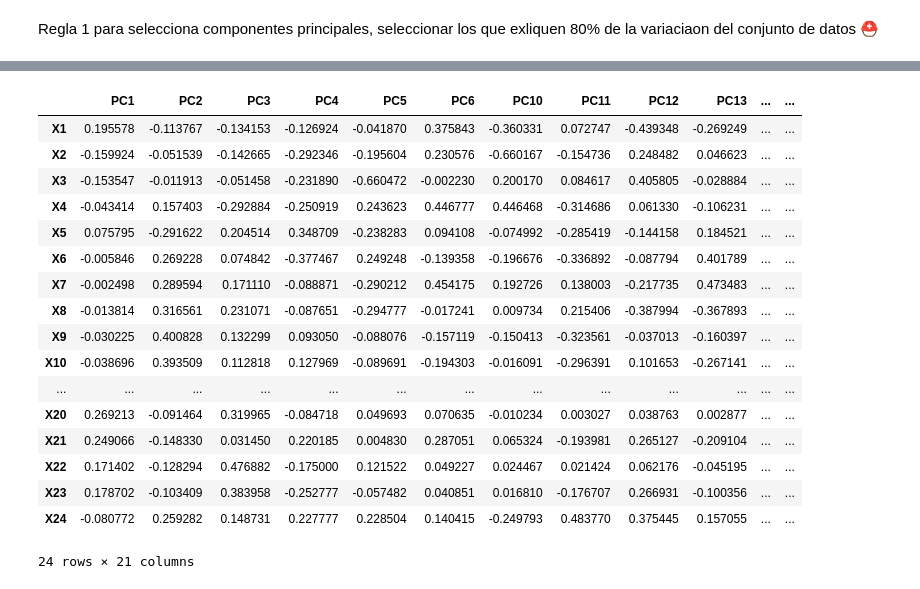
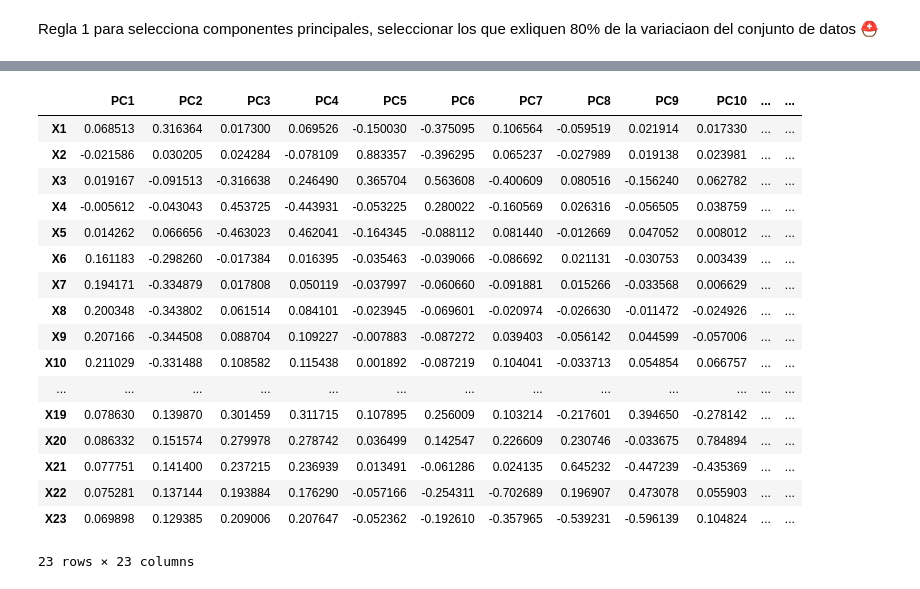
Before and after one commit to PosgradoMNA/actividades-del-projecto-151, a Jupyter notebook: Actividad_Semanal_4_code_11102022.ipynb, the cells around one changed output, grey strips where cells are left out. Drawn from its saved outputs; the diff is of its cells as text; code cells hidden in the pictures.

```diff
--- a/Actividad_Semanal_4_code_11102022.ipynb
+++ b/Actividad_Semanal_4_code_11102022.ipynb
@@ -448,0 +392,6 @@ dtype: object
+# %%
+dfx = TablaDatos4.drop(columns = 'Y')
+# %%
+ss = StandardScaler()
+# %%
+df_transformed = ss.fit_transform(dfx)
@@ -448,0 +402,11 @@ dtype: object
+# %%
+PCA_ = PCA()
+
+PCA_.fit(df_transformed)
+
+pcsSummary = pd.DataFrame({'Standard deviation': np.sqrt(PCA_.explained_variance_),
+                          'Proportion of variance': PCA_.explained_variance_ratio_,
+                          'Cumulative proportion': np.cumsum(PCA_.explained_variance_ratio_)#column
+                          }
+                          )
+pcsSummary
@@ -502,28 +505,25 @@ array([[ 1.956e-01, -1.599e-01, -1.535e-01, -4.340e-02,  7.580e-02,
 # %%
-pcsComponents_df = pd.DataFrame(pcs.components_.transpose(),
-                                columns=['PC1', 'PC2','PC3','PC4','PC5','PC6','PC10','PC11','PC12',
-                                         'PC13','PC14','PC15','PC16','PC17','PC18','PC19','PC20','PC21'
-                                         ,'PC22','PC21','PC22'],
-                                index=['X1','X2','X3','X4','X5','X6','X7','X8','X9','X10','X11','X12',
-                                'X13','X14','X15','X16','X17','X18','X19','X20','X21','X22','X23','X24']
+pcsComponents_df = pd.DataFrame(PCA_.components_.transpose(),
+                                columns=['PC1', 'PC2', 'PC3', 'PC4','PC5','PC6','PC7','PC8','PC9','PC10','PC11','PC12','PC13','PC14','PC15','PC16','PC17','PC18','PC19','PC20','PC21','PC22','PC23'],
+                                index=['X1','X2','X3','X4','X5','X6','X7','X8','X9','X10','X11','X12','X13','X14','X15','X16','X17','X18','X19','X20','X21','X22','X23']
                                 )
 pcsComponents_df
 # %% [output]
-|  | PC1 | PC2 | PC3 | PC4 | PC5 | PC6 | PC10 | PC11 | PC12 | PC13 | ... | ... |
-| X1 | 0.195578 | -0.113767 | -0.134153 | -0.126924 | -0.041870 | 0.375843 | -0.360331 | 0.072747 | -0.439348 | -0.269249 | ... | ... |
-| X2 | -0.159924 | -0.051539 | -0.142665 | -0.292346 | -0.195604 | 0.230576 | -0.660167 | -0.154736 | 0.248482 | 0.046623 | ... | ... |
-| X3 | -0.153547 | -0.011913 | -0.051458 | -0.231890 | -0.660472 | -0.002230 | 0.200170 | 0.084617 | 0.405805 | -0.028884 | ... | ... |
-| X4 | -0.043414 | 0.157403 | -0.292884 | -0.250919 | 0.243623 | 0.446777 | 0.446468 | -0.314686 | 0.061330 | -0.106231 | ... | ... |
-| X5 | 0.075795 | -0.291622 | 0.204514 | 0.348709 | -0.238283 | 0.094108 | -0.074992 | -0.285419 | -0.144158 | 0.184521 | ... | ... |
-| X6 | -0.005846 | 0.269228 | 0.074842 | -0.377467 | 0.249248 | -0.139358 | -0.196676 | -0.336892 | -0.087794 | 0.401789 | ... | ... |
-| X7 | -0.002498 | 0.289594 | 0.171110 | -0.088871 | -0.290212 | 0.454175 | 0.192726 | 0.138003 | -0.217735 | 0.473483 | ... | ... |
-| X8 | -0.013814 | 0.316561 | 0.231071 | -0.087651 | -0.294777 | -0.017241 | 0.009734 | 0.215406 | -0.387994 | -0.367893 | ... | ... |
-| X9 | -0.030225 | 0.400828 | 0.132299 | 0.093050 | -0.088076 | -0.157119 | -0.150413 | -0.323561 | -0.037013 | -0.160397 | ... | ... |
-| X10 | -0.038696 | 0.393509 | 0.112818 | 0.127969 | -0.089691 | -0.194303 | -0.016091 | -0.296391 | 0.101653 | -0.267141 | ... | ... |
+|  | PC1 | PC2 | PC3 | PC4 | PC5 | PC6 | PC7 | PC8 | PC9 | PC10 | ... | ... |
+| X1 | 0.068513 | 0.316364 | 0.017300 | 0.069526 | -0.150030 | -0.375095 | 0.106564 | -0.059519 | 0.021914 | 0.017330 | ... | ... |
+| X2 | -0.021586 | 0.030205 | 0.024284 | -0.078109 | 0.883357 | -0.396295 | 0.065237 | -0.027989 | 0.019138 | 0.023981 | ... | ... |
+| X3 | 0.019167 | -0.091513 | -0.316638 | 0.246490 | 0.365704 | 0.563608 | -0.400609 | 0.080516 | -0.156240 | 0.062782 | ... | ... |
+| X4 | -0.005612 | -0.043043 | 0.453725 | -0.443931 | -0.053225 | 0.280022 | -0.160569 | 0.026316 | -0.056505 | 0.038759 | ... | ... |
+| X5 | 0.014262 | 0.066656 | -0.463023 | 0.462041 | -0.164345 | -0.088112 | 0.081440 | -0.012669 | 0.047052 | 0.008012 | ... | ... |
+| X6 | 0.161183 | -0.298260 | -0.017384 | 0.016395 | -0.035463 | -0.039066 | -0.086692 | 0.021131 | -0.030753 | 0.003439 | ... | ... |
+| X7 | 0.194171 | -0.334879 | 0.017808 | 0.050119 | -0.037997 | -0.060660 | -0.091881 | 0.015266 | -0.033568 | 0.006629 | ... | ... |
+| X8 | 0.200348 | -0.343802 | 0.061514 | 0.084101 | -0.023945 | -0.069601 | -0.020974 | -0.026630 | -0.011472 | -0.024926 | ... | ... |
+| X9 | 0.207166 | -0.344508 | 0.088704 | 0.109227 | -0.007883 | -0.087272 | 0.039403 | -0.056142 | 0.044599 | -0.057006 | ... | ... |
+| X10 | 0.211029 | -0.331488 | 0.108582 | 0.115438 | 0.001892 | -0.087219 | 0.104041 | -0.033713 | 0.054854 | 0.066757 | ... | ... |
 | ... | ... | ... | ... | ... | ... | ... | ... | ... | ... | ... | ... | ... |
-| X20 | 0.269213 | -0.091464 | 0.319965 | -0.084718 | 0.049693 | 0.070635 | -0.010234 | 0.003027 | 0.038763 | 0.002877 | ... | ... |
-| X21 | 0.249066 | -0.148330 | 0.031450 | 0.220185 | 0.004830 | 0.287051 | 0.065324 | -0.193981 | 0.265127 | -0.209104 | ... | ... |
-| X22 | 0.171402 | -0.128294 | 0.476882 | -0.175000 | 0.121522 | 0.049227 | 0.024467 | 0.021424 | 0.062176 | -0.045195 | ... | ... |
-| X23 | 0.178702 | -0.103409 | 0.383958 | -0.252777 | -0.057482 | 0.040851 | 0.016810 | -0.176707 | 0.266931 | -0.100356 | ... | ... |
-| X24 | -0.080772 | 0.259282 | 0.148731 | 0.227777 | 0.228504 | 0.140415 | -0.249793 | 0.483770 | 0.375445 | 0.157055 | ... | ... |
+| X19 | 0.078630 | 0.139870 | 0.301459 | 0.311715 | 0.107895 | 0.256009 | 0.103214 | -0.217601 | 0.394650 | -0.278142 | ... | ... |
+| X20 | 0.086332 | 0.151574 | 0.279978 | 0.278742 | 0.036499 | 0.142547 | 0.226609 | 0.230746 | -0.033675 | 0.784894 | ... | ... |
+| X21 | 0.077751 | 0.141400 | 0.237215 | 0.236939 | 0.013491 | -0.061286 | 0.024135 | 0.645232 | -0.447239 | -0.435369 | ... | ... |
+| X22 | 0.075281 | 0.137144 | 0.193884 | 0.176290 | -0.057166 | -0.254311 | -0.702689 | 0.196907 | 0.473078 | 0.055903 | ... | ... |
+| X23 | 0.069898 | 0.129385 | 0.209006 | 0.207647 | -0.052362 | -0.192610 | -0.357965 | -0.539231 | -0.596139 | 0.104824 | ... | ... |
-24 rows × 21 columns
+23 rows × 23 columns
```
Also changed, not shown: parts of 38 cells of this notebook.
